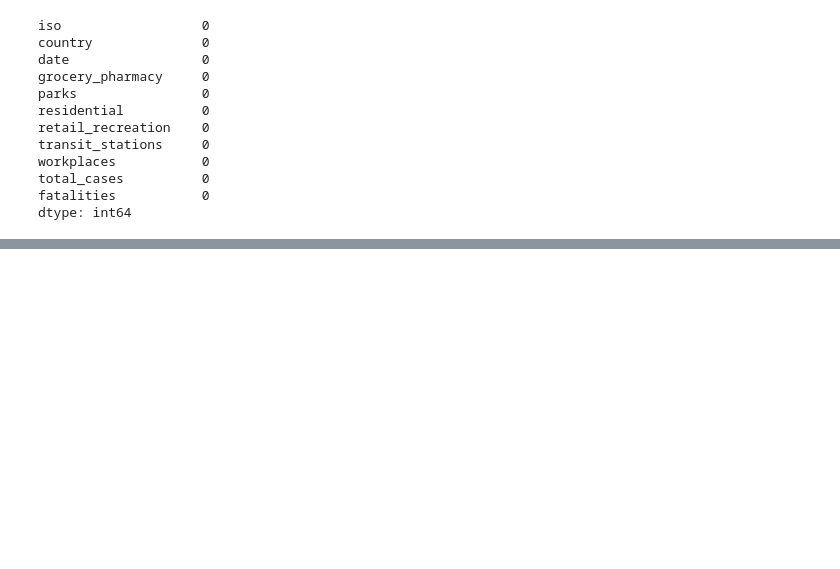
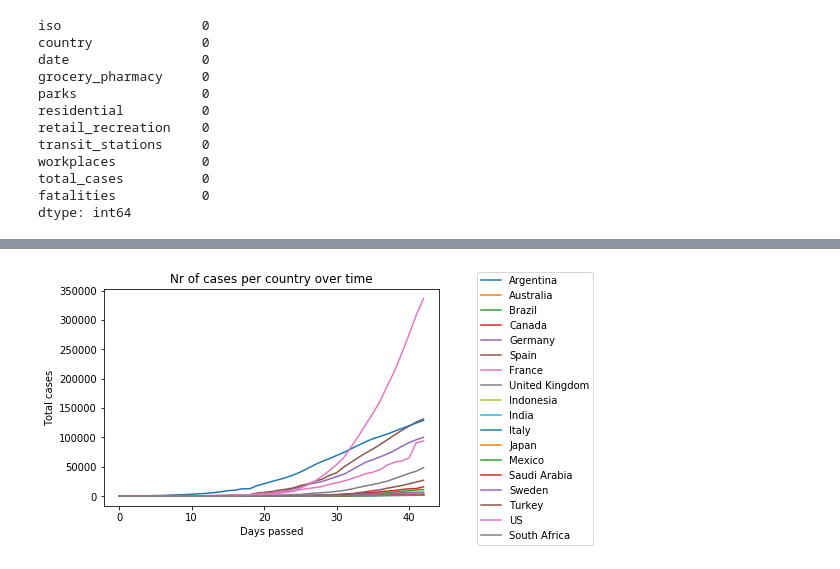
Before and after one commit to anamarisamacedo/FEUP-IART, a Jupyter notebook: TP2/notebook.ipynb, the cells around one changed output, grey strips where cells are left out. Saved outputs shown, nothing was run; the diff lists cells and outputs as text; code cells hidden in the pictures; blank space fills up the shorter version.

```diff
--- a/TP2/notebook.ipynb
+++ b/TP2/notebook.ipynb
@@ -136,0 +169,17 @@ array([[ 0.77061857,  0.94175912,  1.28654914,  1.11630666,  0.64081792,
+# %%
+#List of all countries in dataset
+countries = new_covid_dataset['country'].unique()
+for i in range(0, len(countries)):
+    #Rows corresponding to the country in the current iteration
+    country_rows = new_covid_dataset[new_covid_dataset['country'] == countries[i]]
+    #Plot total cases
+    plt.plot(country_rows['passed_days'], country_rows['total_cases'], label=countries[i])
+
+#Title, label and legend
+plt.ylabel('Total cases')
+plt.xlabel('Days passed')
+plt.legend(bbox_to_anchor=(1.1, 1.1), loc=2)
+plt.title('Nr of cases per country over time')
+plt.show()
+# %% [output]
+[figure, added]
```
Also changed, not shown: parts of 4 cells of this notebook, 1 other file.
